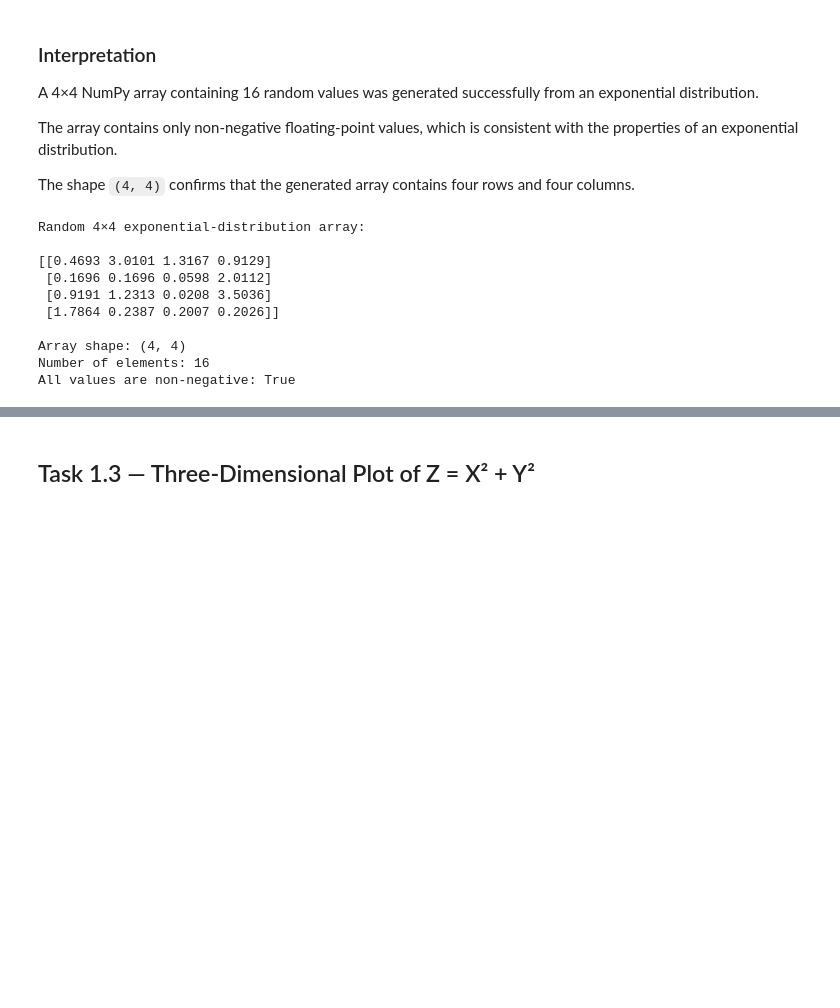
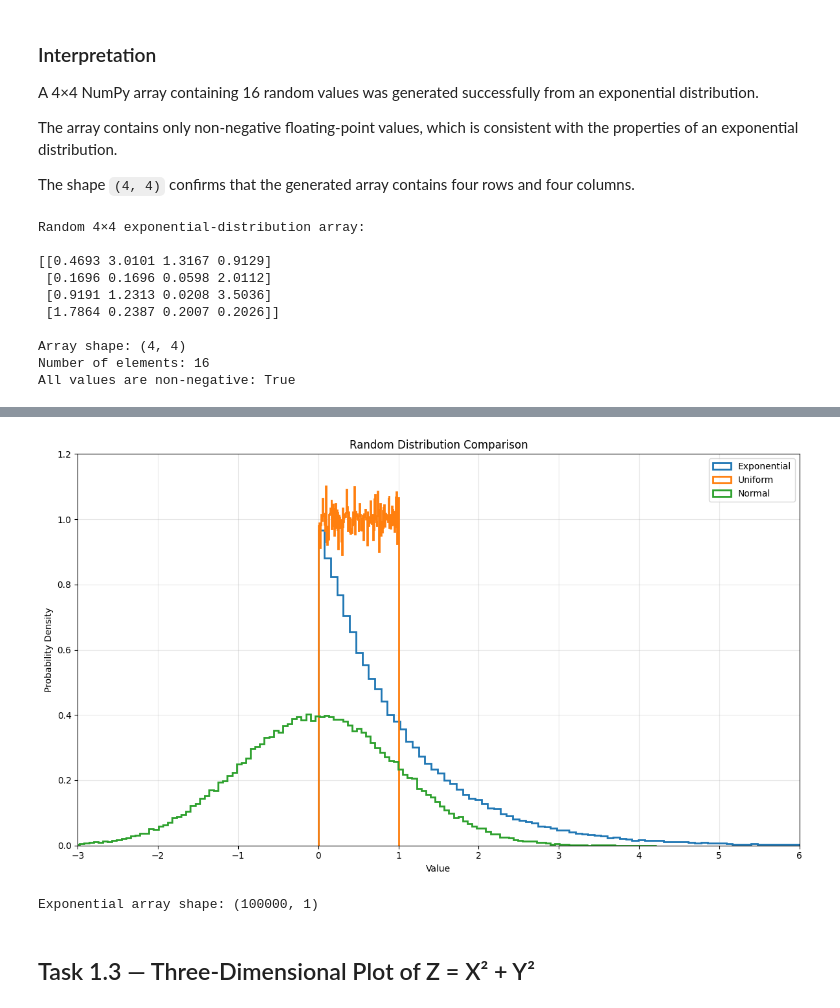
Before and after one commit to ramzymhafeel/SE4050-Deep-Learning-Lab-01, a Jupyter notebook: notebooks/SE4050_Lab01_Task1.ipynb, the cells around one changed output, grey strips where cells are left out. Saved outputs shown, nothing was run; the diff lists cells and outputs as text; code cells hidden in the pictures; blank space fills up the shorter version.

```diff
--- a/notebooks/SE4050_Lab01_Task1.ipynb
+++ b/notebooks/SE4050_Lab01_Task1.ipynb
@@ -220,3 +459,71 @@ All values are non-negative: True
+# %%
+# Task 1.2: Compare exponential, uniform,
+# and normal distributions.
+
+import numpy as np
+import matplotlib.pyplot as plt
+
+np.random.seed(42)
+
+exponential_data = np.random.exponential(
+    scale=1.0,
+    size=100000
+).reshape(100000, 1)
+
+uniform_data = np.random.uniform(
+    low=0.0,
+    high=1.0,
+    size=100000
+)
+
+normal_data = np.random.normal(
+    loc=0.0,
+    scale=1.0,
+    size=100000
+)
+
+plt.figure(figsize=(12, 7))
+
+plt.hist(
+    exponential_data.flatten(),
+    density=True,
+    bins=150,
+    histtype="step",
+    linewidth=2,
+    label="Exponential"
+)
+
+plt.hist(
+    uniform_data,
+    density=True,
+    bins=150,
+    histtype="step",
+    linewidth=2,
+    label="Uniform"
+)
+
+plt.hist(
+    normal_data,
+    density=True,
+    bins=150,
+    histtype="step",
+    linewidth=2,
+    label="Normal"
+)
+
+plt.axis([-3, 6, 0, 1.2])
+plt.title("Random Distribution Comparison")
+plt.xlabel("Value")
+plt.ylabel("Probability Density")
+plt.legend(loc="upper right")
+plt.grid(alpha=0.3)
+plt.tight_layout()
+plt.show()
+
+print("Exponential array shape:", exponential_data.shape)
+# %% [output]
+[figure, added]
+Exponential array shape: (100000, 1)
 # %% [markdown]
 ## Task 1.3 — Three-Dimensional Plot of Z = X² + Y²
 # %% [markdown]
```
Also changed, not shown: parts of 14 cells of this notebook.
